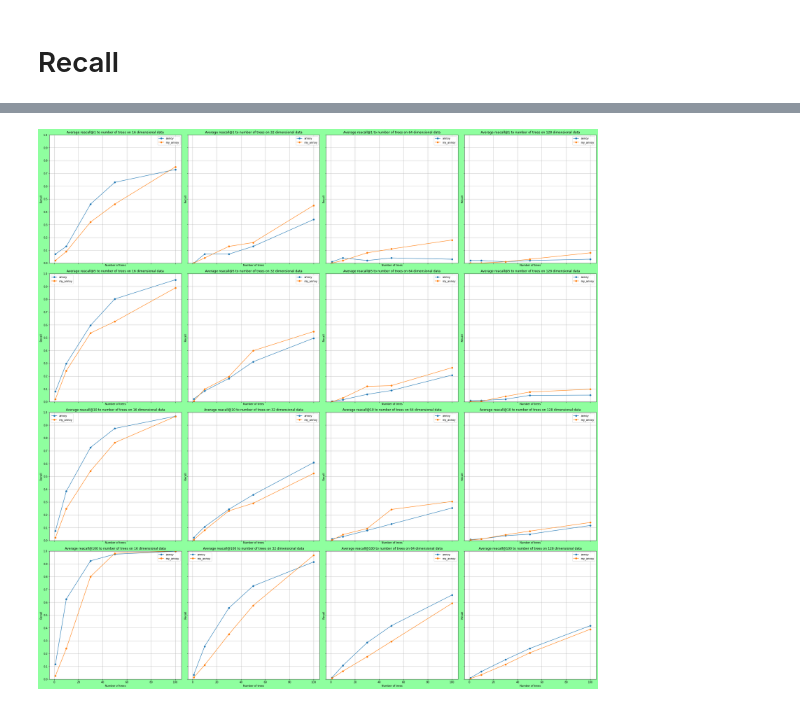
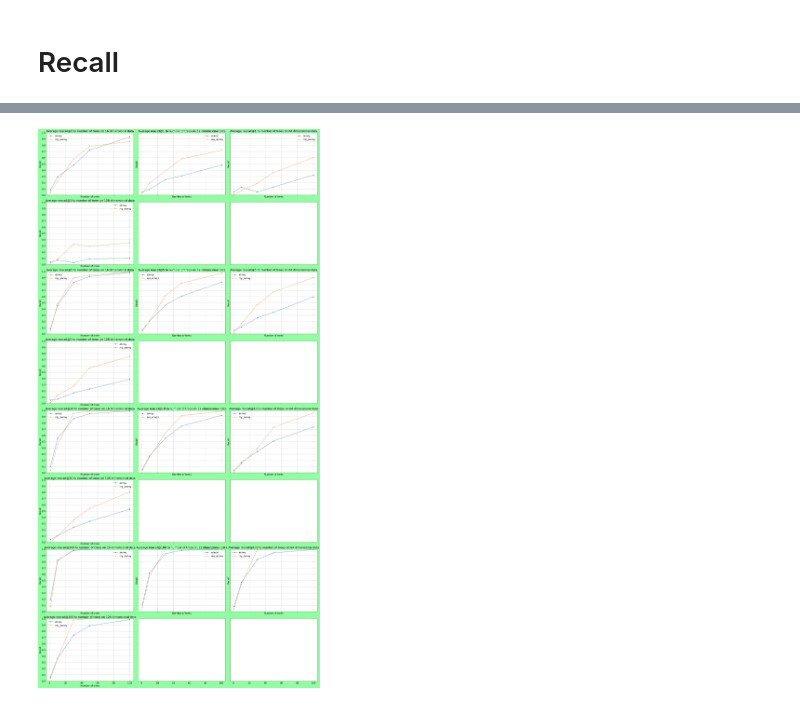
Before and after one commit to YusufRoshdy/Bachelor-Thesis, a Jupyter notebook: compare.ipynb, the cells around one changed output, grey strips where cells are left out. Drawn from its saved outputs; the diff is of its cells as text; code cells hidden in the pictures.

```diff
--- a/compare.ipynb
+++ b/compare.ipynb
@@ -34,8 +34,8 @@ dimensions = [16, 32 ,64 ,128 ,512 , 1024]
 repeats = 100 # number of queries to sum
 distances = False
 k = 10
-n_trees = 50
-n_samples = 10000
+n_trees = 30
+n_samples = 5000
 
 
 for d in dimensions:
@@ -118,33 +118,34 @@ print(my_annoy_ret)
 # %%
 # from lev's code
+plt.rcParams.update({'font.size': 11})
 plt.rcParams["figure.figsize"] = (12, 15)
 fig = plt.figure()
 fig.patch.set_facecolor('xkcd:mint green')
 ax = fig.add_subplot(2, 1, 1)
 ax.plot(dimensions, annoy_query_time,marker='o')
-ax.plot(dimensions, ball_query_time,marker='o')
-ax.plot(dimensions, kd_query_time,marker='o')
-ax.plot(dimensions, brute_query_time,marker='o')
-ax.plot(dimensions, my_annoy_query_time,marker='o')
-ax.plot(dimensions, my_parallel_annoy_query_time,marker='o')
+ax.plot(dimensions, my_annoy_query_time,marker='v')
+ax.plot(dimensions, my_parallel_annoy_query_time,marker='P')
+ax.plot(dimensions, ball_query_time,marker='s')
+ax.plot(dimensions, kd_query_time,marker='*')
+ax.plot(dimensions, brute_query_time,marker='X')
 ax.set_xscale('log')
 ax.set_yscale('log')
 plt.title(f'Perfomance of top-10 neigbours search in multi-dimensional dataset with size {n_samples} for {repeats} queries.')
-plt.legend(["annoy", "sklearn-BallTree", "sklearn-KdTree", "sklearn-brute", "my_annoy", "my_parallel_annoy"])
+plt.legend(["annoy", "my_annoy", "my_parallel_annoy", "sklearn-BallTree", "sklearn-KdTree", "sklearn-brute"])
 plt.xlabel("Number of dimensions", )
 plt.ylabel("Time, seconds")
 
 ax = fig.add_subplot(2, 1, 2)
 ax.plot(dimensions, annoy_init_time,marker='o')
-ax.plot(dimensions, ball_init_time,marker='o')
-ax.plot(dimensions, kd_init_time,marker='o')
-ax.plot(dimensions, brute_init_time,marker='o')
-ax.plot(dimensions, my_annoy_init_time,marker='o')
-ax.plot(dimensions, my_parallel_annoy_init_time,marker='o')
+ax.plot(dimensions, my_annoy_init_time,marker='v')
+ax.plot(dimensions, my_parallel_annoy_init_time,marker='P')
+ax.plot(dimensions, ball_init_time,marker='s')
+ax.plot(dimensions, kd_init_time,marker='*')
+ax.plot(dimensions, brute_init_time,marker='X')
 ax.set_xscale('log')
 ax.set_yscale('log')
 plt.title(f'Time of initialization with multi-dimensional dataset with size {n_samples}.')
-plt.legend(["annoy", "sklearn-BallTree", "sklearn-KdTree", "sklearn-brute", "my_annoy", "my_parallel_annoy"])
+plt.legend(["annoy", "my_annoy", "my_parallel_annoy", "sklearn-BallTree", "sklearn-KdTree", "sklearn-brute"])
 plt.xlabel("Number of dimensions", )
 plt.ylabel("Time, seconds")
 plt.show()
@@ -226,21 +250,22 @@ done
 # %%
-fig, axs = plt.subplots(len(Ks), len(dimensions), figsize=(30, 30), constrained_layout=True,
+plt.rcParams.update({'font.size': 18})
+fig, axs = plt.subplots(len(Ks)*( (2 + len(dimensions)) // 3), 3, figsize=(30, 60), constrained_layout=True,
                         sharex=True, sharey=True)
 fig.patch.set_facecolor('xkcd:mint green')
 
 for i in range(len(Ks)):
     for j in range(len(dimensions)):
-        ax = axs[i][j]
+        ax = axs[i * (1+len(dimensions)//3) + j//3][j%3]
         major_ticks = np.linspace(0, 1, 11)
         ax.set_yticks(major_ticks)
         ax.grid(True)
         ax.plot(n_trees_list, annoy_query_recall[i][j], marker='o')
-        ax.plot(n_trees_list, my_annoy_query_recall[i][j], marker='o')
+        ax.plot(n_trees_list, my_annoy_query_recall[i][j], marker='v')
         ax.title.set_text(f'Average reacall@{Ks[i]} to number of trees on {dimensions[j]} dimensional data')
         ax.legend([f'annoy', "my_annoy"])
         ax.set_xlabel('Number of trees')
         ax.set_ylabel('Recall')
         ax.set_ylim([0, 1])
 plt.show()
 # %% [output]
-[figure, old version]
+[figure, new version]
```
Also changed, not shown: parts of 4 cells of this notebook.
